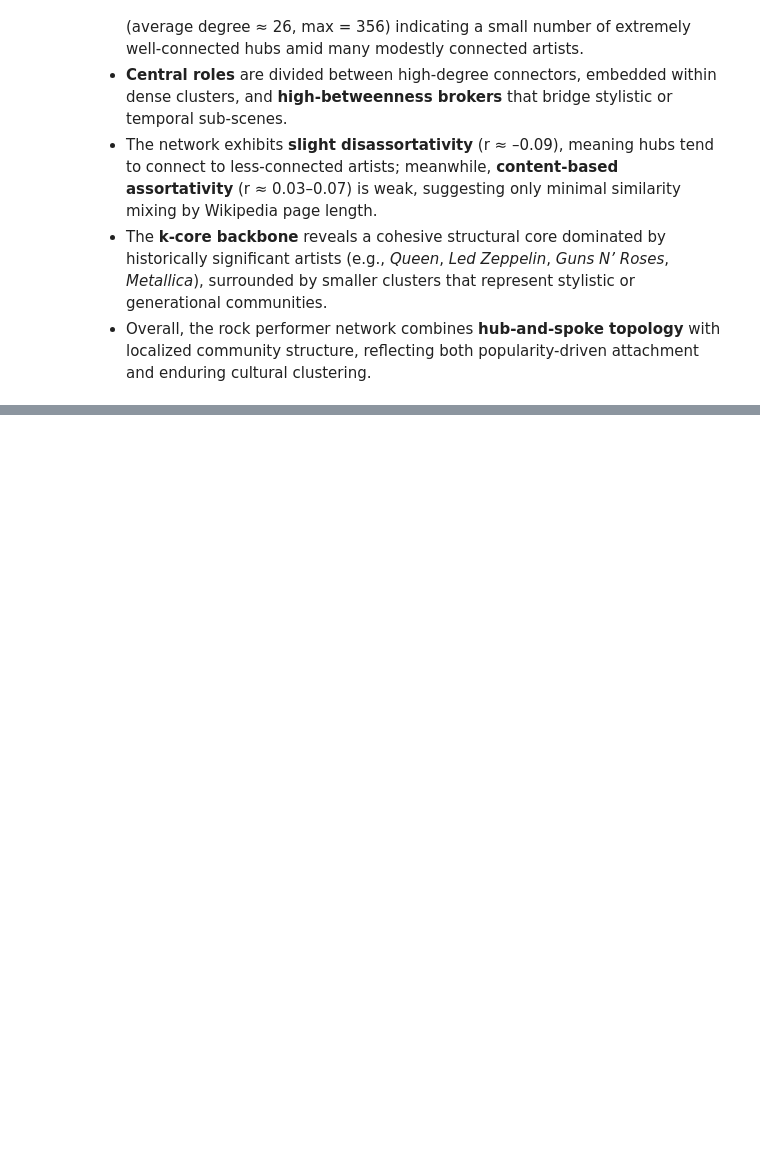
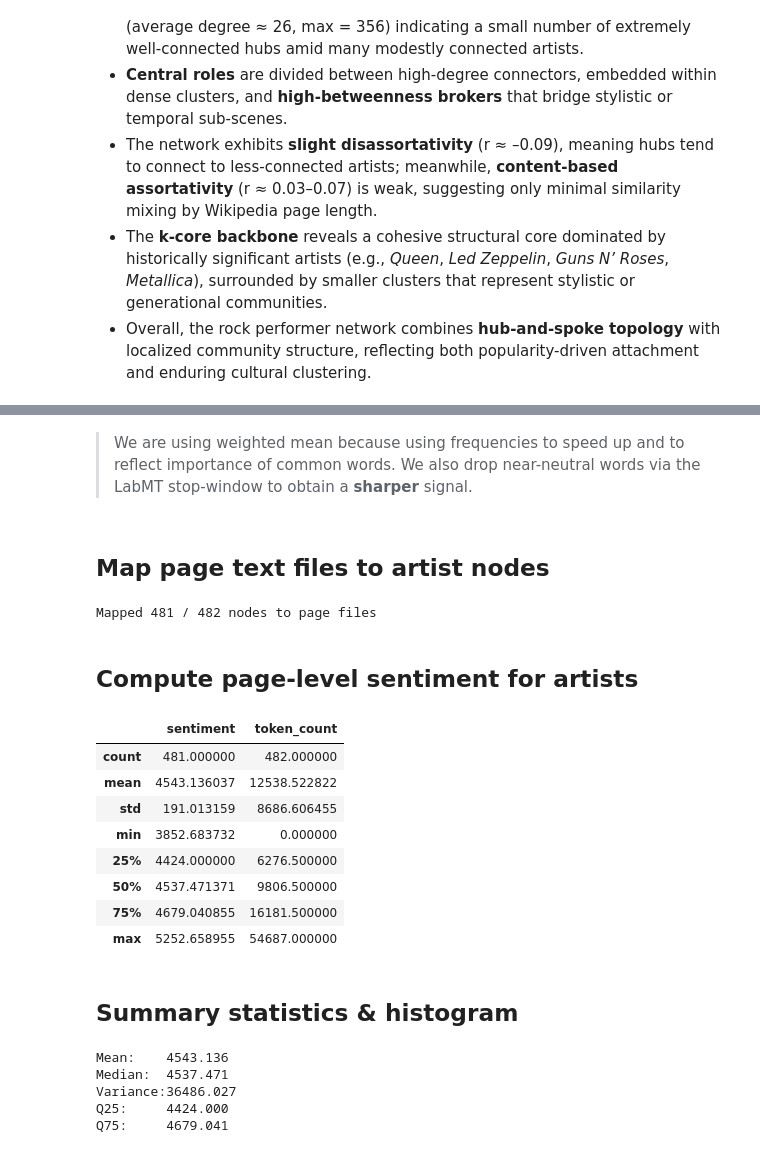
Before and after one commit to LeoItaly/02805-social-graphs-interactions, a Jupyter notebook: Assignment 2/assignment2.ipynb, the cells around one changed output, grey strips where cells are left out. Drawn from its saved outputs; the diff is of its cells as text; code cells hidden in the pictures; blank space fills up the shorter version.

```diff
--- a/Assignment 2/assignment2.ipynb
+++ b/Assignment 2/assignment2.ipynb
@@ -342,0 +542,78 @@ Overall, the backbone visualization confirms that the rock performer network has
+# %% [markdown]
+> We are using weighted mean because using frequencies to speed up and to reflect importance of common words.
+> We also drop near-neutral words via the LabMT stop-window to obtain a **sharper** signal.
+# %% [markdown]
+## Map page text files to artist nodes
+# %%
+# Files are named like 'The_Beatles.txt'. We'll normalize both sides to join robustly.
+def normalize_name(s: str) -> str:
+    return re.sub(r"\s+", "_", s.strip().lower())
+
+file_by_key = {}
+for p in sorted(PAGES_DIR.glob("*.txt")):
+    key = normalize_name(p.stem)
+    file_by_key[key] = p
+
+def node_to_page_path(node: str):
+    key = normalize_name(str(node))
+    if key in file_by_key:
+        return file_by_key[key]
+    # Also try removing 'the_' prefix common on Wikipedia
+    if key.startswith("the_") and key[4:] in file_by_key:
+        return file_by_key[key[4:]]
+    return None
+
+# Quick coverage
+mapped = sum(1 for n in G.nodes if node_to_page_path(n) is not None)
+print(f"Mapped {mapped:,} / {G.number_of_nodes():,} nodes to page files")
+# %% [output]
+Mapped 481 / 482 nodes to page files
+# %% [markdown]
+## Compute page-level sentiment for artists
+# %%
+rows = []
+for n in G.nodes():
+    p = node_to_page_path(n)
+    if p is None:
+        rows.append({"artist": n, "sentiment": np.nan, "token_count": 0})
+        continue
+    text = (PAGES_DIR / p.name).read_text(encoding="utf-8", errors="ignore")
+    toks = tokenize(text)
+    counts = Counter(toks)
+    s = sentiment_from_counts(counts, labmt_h)
+    rows.append({"artist": n, "sentiment": s, "token_count": int(sum(counts.values()))})
+
+artist_sent_df = pd.DataFrame(rows).set_index("artist").sort_index()
+artist_sent_df.to_csv(DATA_DIR / "artist_sentiment.csv")
+artist_sent_df.describe(include="all")
+# %% [output]
+|  | sentiment | token_count |
+| count | 481.000000 | 482.000000 |
+| mean | 4543.136037 | 12538.522822 |
+| std | 191.013159 | 8686.606455 |
+| min | 3852.683732 | 0.000000 |
+| 25% | 4424.000000 | 6276.500000 |
+| 50% | 4537.471371 | 9806.500000 |
+| 75% | 4679.040855 | 16181.500000 |
+| max | 5252.658955 | 54687.000000 |
+# %% [markdown]
+## Summary statistics & histogram
+# %%
+valid = artist_sent_df["sentiment"].dropna().values
+
+mean_v = float(np.mean(valid))
+median_v = float(np.median(valid))
+var_v = float(np.var(valid, ddof=1)) if valid.size > 1 else float("nan")
+q25_v, q75_v = (float(np.percentile(valid, 25)), float(np.percentile(valid, 75))) if valid.size else (float("nan"), float("nan"))
+
+print(f"Mean:    {mean_v:.3f}")
+print(f"Median:  {median_v:.3f}")
+print(f"Variance:{var_v:.3f}")
+print(f"Q25:     {q25_v:.3f}")
+print(f"Q75:     {q75_v:.3f}")
+# %% [output]
+Mean:    4543.136
+Median:  4537.471
+Variance:36486.027
+Q25:     4424.000
+Q75:     4679.041
```
Also changed, not shown: parts of 21 cells of this notebook.
